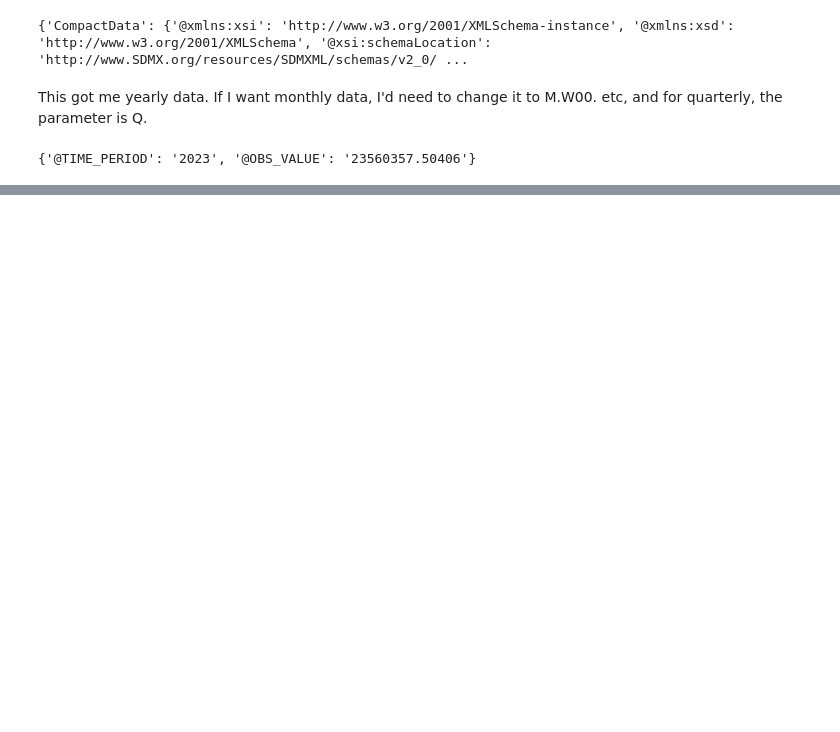
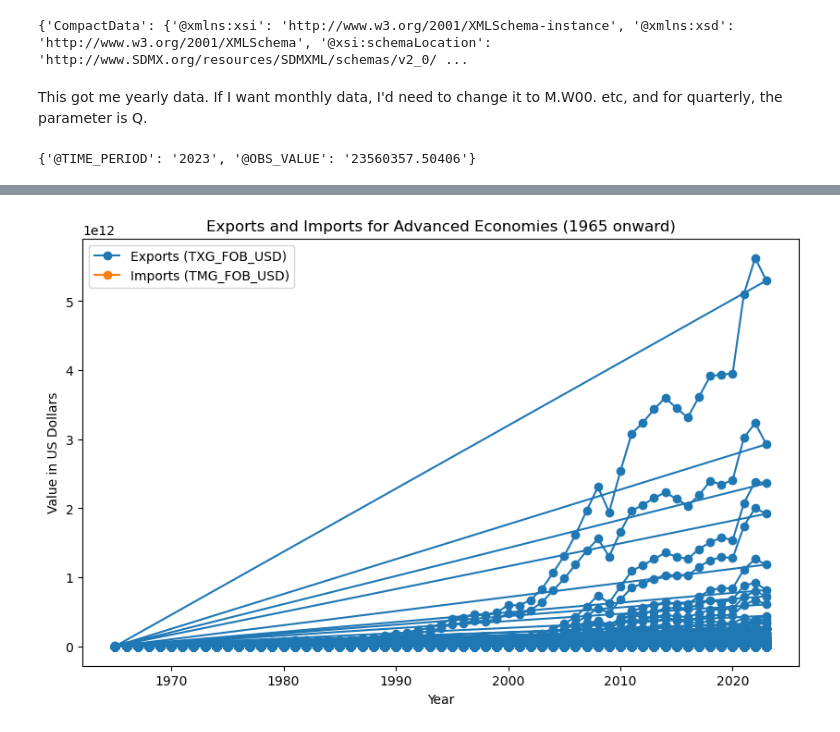
Before and after one commit to FleetHalf/Aditya-Thesis, a Jupyter notebook: Foreign Exchange.ipynb, the cells around one changed output, grey strips where cells are left out. Saved outputs shown, nothing was run; the diff lists cells and outputs as text; code cells hidden in the pictures; blank space fills up the shorter version.

```diff
--- a/Foreign Exchange.ipynb
+++ b/Foreign Exchange.ipynb
@@ -59,0 +115,28 @@ data_monthly.tail(5)
+# %%
+advanced_economies_data = dataset_yearly[(dataset_yearly['Country Name'] == 'Emerging and Developing Asia') &
+                                      (dataset_yearly['Time Period'] >= 1965)]
+
+# Step 2: Plot the Data
+plt.figure(figsize=(10, 6))
+
+# Plot for Exports
+plt.plot(advanced_economies_data['Time Period'],
+         advanced_economies_data['Goods, Value of Exports, Free on board (FOB), US Dollars (TXG_FOB_USD)'],
+         label='Exports (TXG_FOB_USD)', marker='o')
+
+# Plot for Imports
+plt.plot(advanced_economies_data['Time Period'],
+         advanced_economies_data['Goods, Value of Imports, Free on board (FOB), US Dollars (TMG_FOB_USD)'],
+         label='Imports (TMG_FOB_USD)', marker='o')
+
+# Step 3: Customize the Plot
+plt.title('Exports and Imports for Advanced Economies (1965 onward)')
+plt.xlabel('Year')
+plt.ylabel('Value in US Dollars')
+
+plt.legend()
+plt.grid(False)
+
+plt.show()
+# %% [output]
+[figure, added]
```
Also changed, not shown: parts of 4 cells of this notebook.
